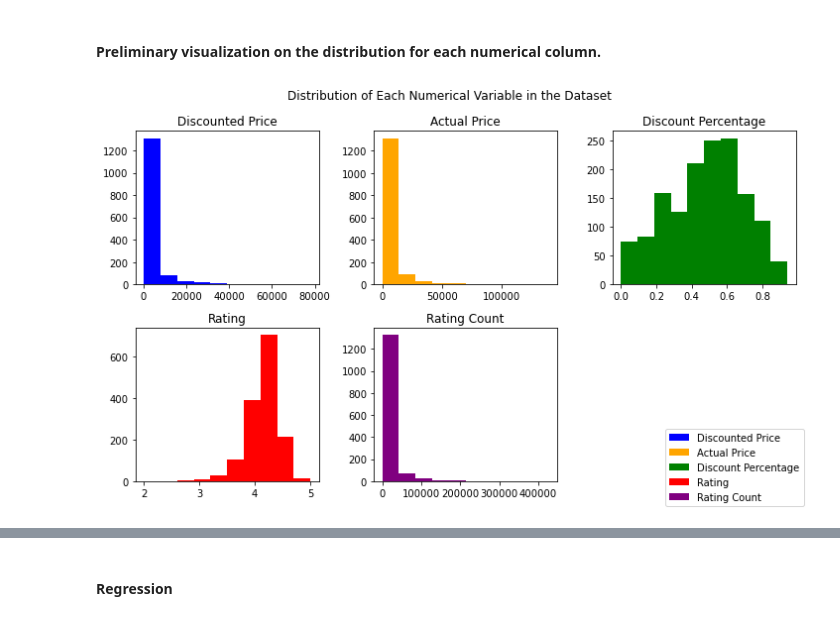
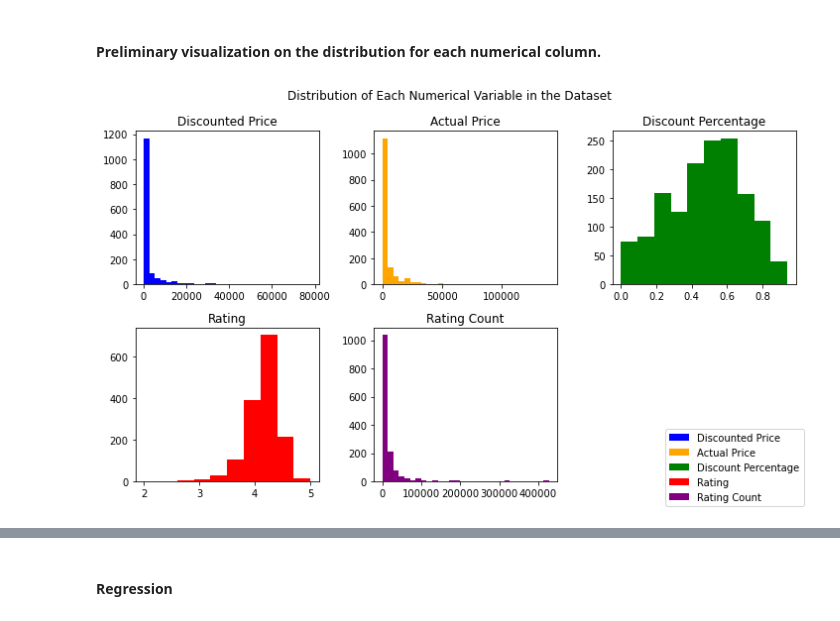
Before and after one commit to ciciliujx/Online-Products-and-Sales, a Jupyter notebook: ECON 323 Final Project Report.ipynb, the cells around one changed output, grey strips where cells are left out. Cells and saved outputs as stored; diff of their text form; code cells hidden in the pictures.

Commit message:
edited summary table and histogram

```diff
--- a/ECON 323 Final Project Report.ipynb
+++ b/ECON 323 Final Project Report.ipynb
@@ -109,20 +109,20 @@ memory usage: 91.7+ KB
 # %%
 ### A first simple visualization on the distribution for each numerical columns.
 fig, axs = plt.subplots(2, 3, figsize=(10, 6))
-axs[0, 0].hist(amazon_clean['discounted_price'], color = 'blue')
+axs[0, 0].hist(amazon_clean['discounted_price'], color = 'blue', bins=30)
 axs[0, 0].set_title('Discounted Price')
-axs[0, 1].hist(amazon_clean['actual_price'], color = 'orange')
+axs[0, 1].hist(amazon_clean['actual_price'], color = 'orange', bins=30)
 axs[0, 1].set_title('Actual Price')
 axs[0, 2].hist(amazon_clean['discount_percentage'], color = 'green')
 axs[0, 2].set_title('Discount Percentage')
 axs[1, 0].hist(amazon_clean['rating'], color = 'red')
 axs[1, 0].set_title('Rating')
-axs[1, 1].hist(amazon_clean['rating_count'], color = 'purple')
+axs[1, 1].hist(amazon_clean['rating_count'], color = 'purple', bins=30)
 axs[1, 1].set_title('Rating Count')
 axs[1, 2].remove()
 fig.suptitle('Distribution of Each Numerical Variable in the Dataset')
 fig.legend(['Discounted Price', 'Actual Price', 'Discount Percentage', 'Rating', 'Rating Count'], loc='lower right')
 plt.tight_layout()
 plt.show()
 # %% [output]
-[figure, old version]
+[figure, new version]
```
Also changed, not shown: parts of 11 cells of this notebook.
